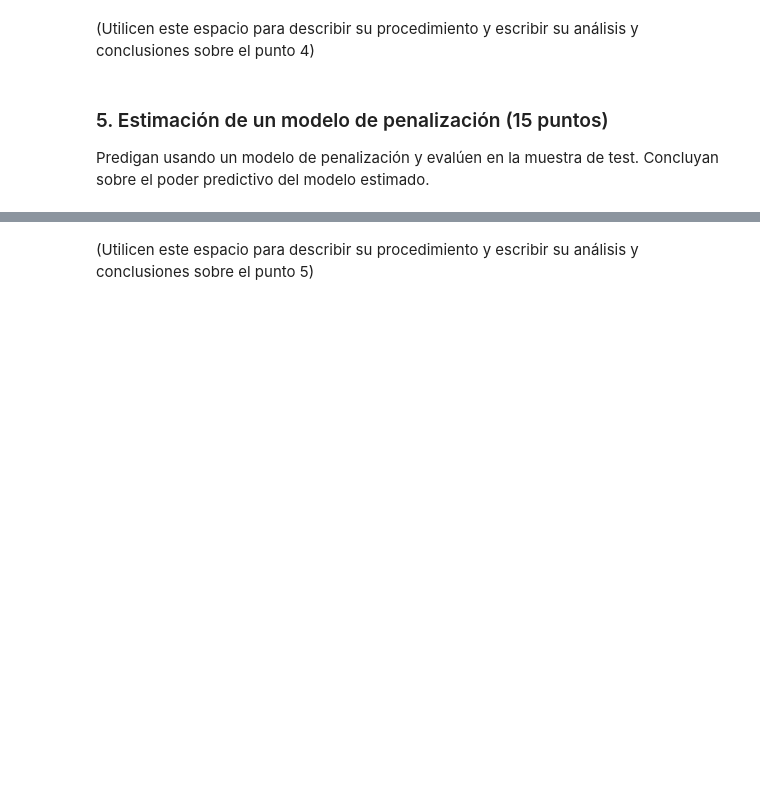
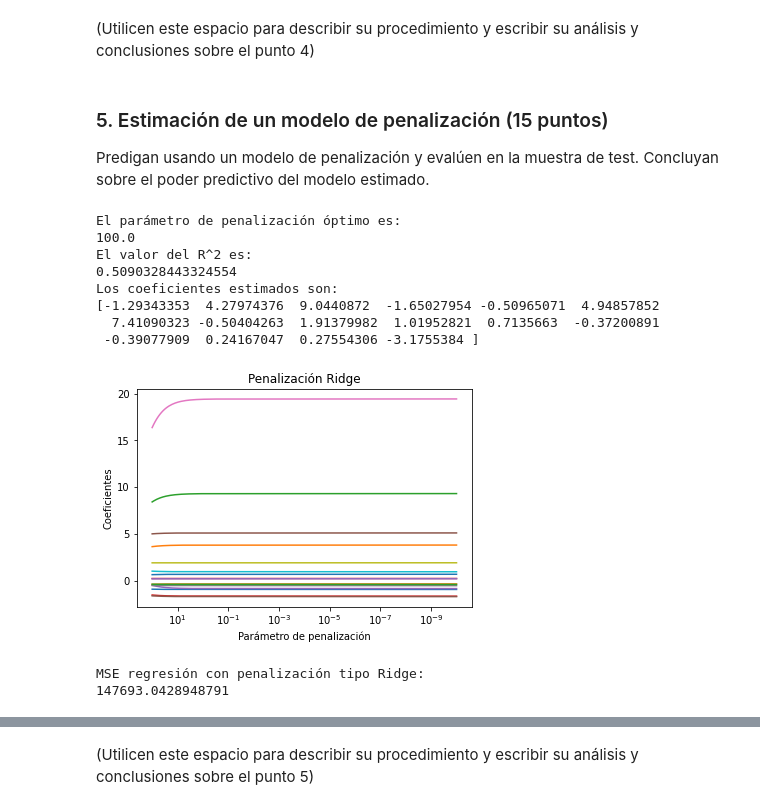
Before and after one commit to carlitoscanas/miad-intro-ml, a Jupyter notebook: casos/semana-2/Caso modelos lineales para regresión, muestreo y selección del mejor modelo.ipynb, the cells around one changed output, grey strips where cells are left out. Drawn from its saved outputs; the diff is of its cells as text; code cells hidden in the pictures; blank space fills up the shorter version.

```diff
--- a/casos/semana-2/Caso modelos lineales para regresión, muestreo y selección del mejor modelo.ipynb
+++ b/casos/semana-2/Caso modelos lineales para regresión, muestreo y selección del mejor modelo.ipynb
@@ -333,3 +329,17 @@ El MSE de la regresión lineal usando las variables seleccionadas por el método
 Predigan usando partial least squares y evalúen en la muestra de test. Concluyan sobre el poder predictivo del modelo estimado.
 # %%
 #### Utilicen este espacio para escribir los códigos del procedimiento del punto 4 ####
+
+#Estimación del modelo usando PLS
+p = len(XTrain[1, ])
+
+pls = PLSRegression(n_components=p)
+pls.fit(XTrain, yTrain)
+
+prediccionPLS = pls.predict(XTest)
+
+prediccionPLS = np.hstack(prediccionPLS)
+
+MSEPLS = np.average(np.square(prediccionPLS-yTest))
+print('MSE regresión por partial least squares:')
+print(MSEPLS)
@@ -340,3 +353,48 @@ Predigan usando partial least squares y evalúen en la muestra de test. Concluya
 Predigan usando un modelo de penalización y evalúen en la muestra de test. Concluyan sobre el poder predictivo del modelo estimado.
 # %%
 #### Utilicen este espacio para escribir los códigos del procedimiento del punto 5 ####
+
+#Estimación del modelo con penalización tipo Ridge
+n_alphas = 200
+alphasCalibrar = np.logspace(-10, 2, n_alphas)
+modeloRidge = RidgeCV(alphas=alphasCalibrar, store_cv_values=True).fit(XTrain, yTrain)
+
+print('El parámetro de penalización óptimo es:')
+print(modeloRidge.alpha_)
+print('El valor del R^2 es:')
+print(modeloRidge.score(XTrain, yTrain))
+print('Los coeficientes estimados son:')
+print(modeloRidge.coef_)
+
+coefs = []
+for a in alphasCalibrar:
+    ridge = Ridge(alpha=a, fit_intercept=False)
+    ridge.fit(XTrain, yTrain)
+    coefs.append(ridge.coef_)
+
+ax = plt.gca()
+ax.plot(alphasCalibrar, coefs)
+ax.set_xscale('log')
+ax.set_xlim(ax.get_xlim()[::-1])
+plt.xlabel('Parámetro de penalización')
+plt.ylabel('Coeficientes')
+plt.title('Penalización Ridge')
+plt.axis('tight')
+plt.show()
+
+prediccionRidge = modeloRidge.predict(XTest)
+MSERidge = np.average(np.square(prediccionRidge-yTest))
+print('MSE regresión con penalización tipo Ridge:')
+print(MSERidge)
+# %% [output]
+El parámetro de penalización óptimo es:
+100.0
+El valor del R^2 es:
+0.5090328443324554
+Los coeficientes estimados son:
+[-1.29343353  4.27974376  9.0440872  -1.65027954 -0.50965071  4.94857852
+  7.41090323 -0.50404263  1.91379982  1.01952821  0.7135663  -0.37200891
+ -0.39077909  0.24167047  0.27554306 -3.1755384 ]
+[figure, added]
+MSE regresión con penalización tipo Ridge:
+147693.0428948791
```
Also changed, not shown: parts of 28 cells of this notebook.
